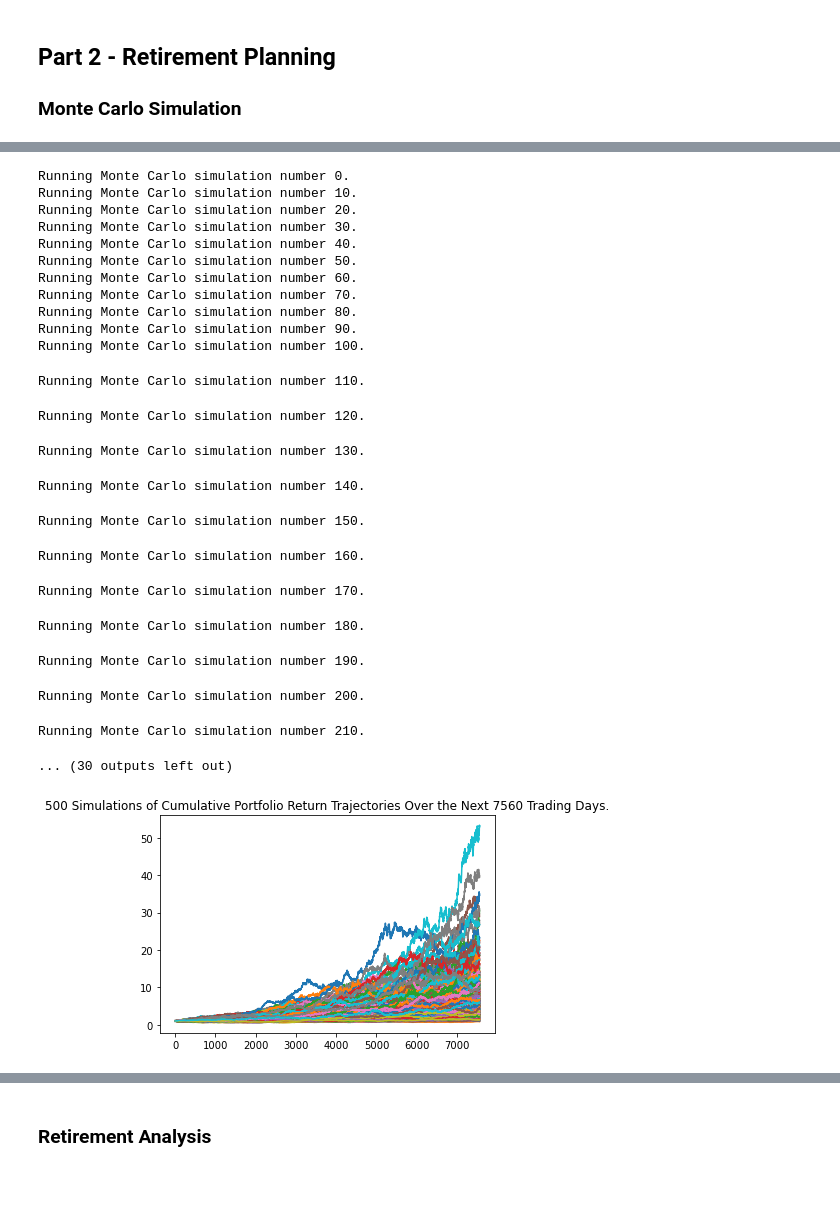
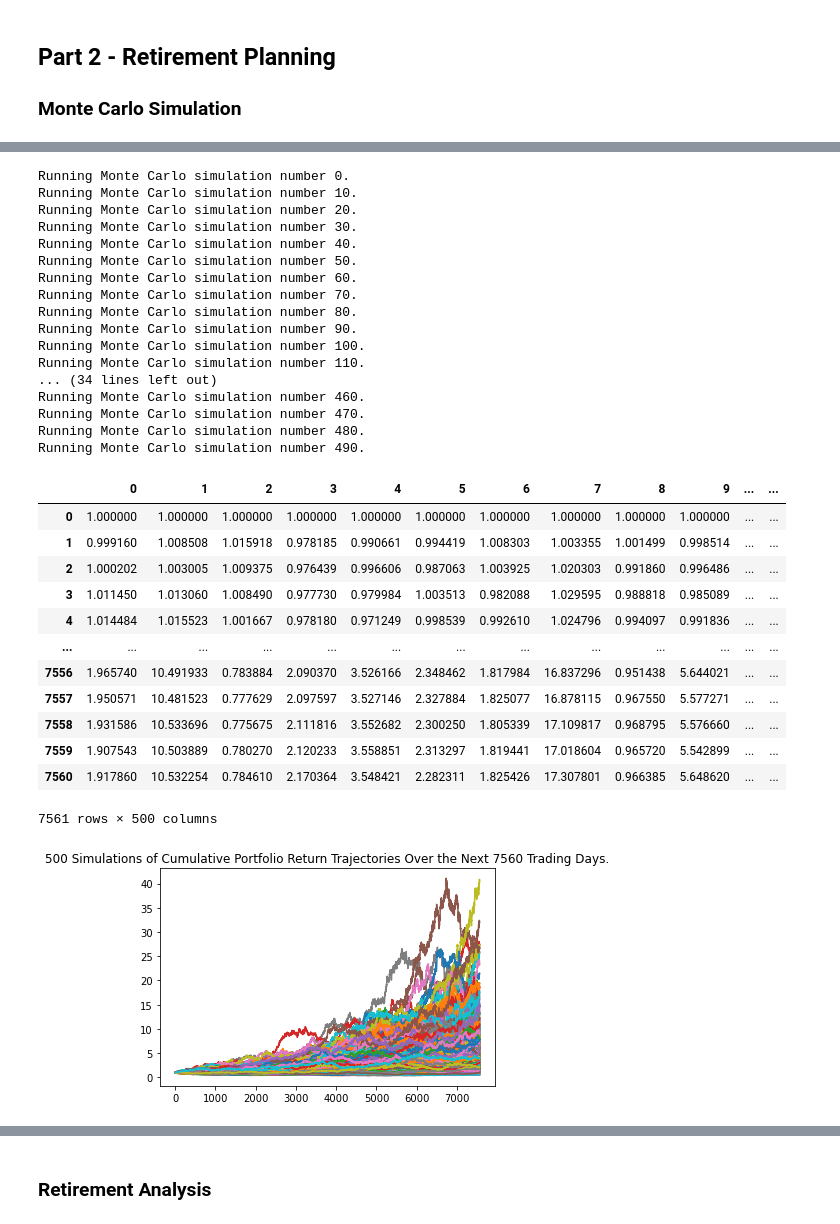
Before and after one commit to lrb924/Financial_Planner, a Jupyter notebook: Starter_Code/financial-planner.ipynb, the cells around one changed output, grey strips where cells are left out. Saved outputs shown, nothing was run; the diff lists cells and outputs as text; code cells hidden in the pictures; blank space fills up the shorter version.

```diff
--- a/Starter_Code/financial-planner.ipynb
+++ b/Starter_Code/financial-planner.ipynb
@@ -178,12 +181,12 @@ Congratulations! You have more than 3 months of savings in your emergency fund.
 
 ### Monte Carlo Simulation
 # %%
-# Set start and end dates of five years back from today.
-start_date = pd.Timestamp('2017-07-16', tz='America/New_York').isoformat()
+# Set start and end dates of three years back from today.
+start_date = pd.Timestamp('2019-07-16', tz='America/New_York').isoformat()
 end_date = pd.Timestamp('2022-07-16', tz='America/New_York').isoformat()
 # %%
-# Get 5 years' worth of historical data for SPY and AGG
-fiveyrs_stocks_bonds1_df = alpaca.get_bars(
+# Get 3 years' worth of historical data for SPY and AGG
+threeyrs_stocks_bonds1_df = alpaca.get_bars(
     symbol=ticker,
     timeframe=timeframe,
     start=start_date,
@@ -194,14 +197,14 @@ fiveyrs_stocks_bonds1_df = alpaca.get_bars(
 # fiveyrs_stocks_bonds1_df
 
 # Separate ticker data
-AGG_fiveyrs_ticker = fiveyrs_stocks_bonds1_df[fiveyrs_stocks_bonds1_df["symbol"]=="AGG"].drop("symbol", axis = 1)
-SPY_fiveyrs_ticker = fiveyrs_stocks_bonds1_df[fiveyrs_stocks_bonds1_df["symbol"]=="SPY"].drop("symbol", axis = 1)
+AGG_threeyrs_ticker = threeyrs_stocks_bonds1_df[threeyrs_stocks_bonds1_df["symbol"]=="AGG"].drop("symbol", axis = 1)
+SPY_threeyrs_ticker = threeyrs_stocks_bonds1_df[threeyrs_stocks_bonds1_df["symbol"]=="SPY"].drop("symbol", axis = 1)
 
 # Concatenate the ticker DataFrames
-fiveyrs_stocks_bonds_df = pd.concat([AGG_fiveyrs_ticker, SPY_fiveyrs_ticker], axis = 1, keys = ["AGG", "SPY"])
+threeyrs_stocks_bonds_df = pd.concat([AGG_threeyrs_ticker, SPY_threeyrs_ticker], axis = 1, keys = ["AGG", "SPY"])
 
 # Display sample data
-fiveyrs_stocks_bonds_df.head()
+threeyrs_stocks_bonds_df.head()
 # %% [output]
 |  | AGG |  |  |  |  |  |  | SPY |  |  | ... |
 |  | open | high | low | close | volume | trade_count | vwap | open | high | low | ... |
@@ -214,5 +217,8 @@ fiveyrs_stocks_bonds_df.head()
 # %%
 # Configure a Monte Carlo simulation to forecast 30 years cumulative returns
-MC_even_dist = MCSimulation(portfolio_data = fiveyrs_stocks_bonds_df, weights = [.40,.60], num_simulation = 500, num_trading_days = 252*30)
+MC_thirty = MCSimulation(portfolio_data = threeyrs_stocks_bonds_df,
+                  weights = [.40,.60],
+                  num_simulation = 500,
+                  num_trading_days = 252*30)
 # %%
 # Print the simulation input data
@@ -229,6 +245,6 @@ MC_even_dist.portfolio_data.head()
 # %%
 # Running a Monte Carlo simulation to forecast 30 years cumulative returns
-MC_even_dist.calc_cumulative_return()
+MC_thirty.calc_cumulative_return()
 # %% [output]
 Running Monte Carlo simulation number 0.
 Running Monte Carlo simulation number 10.
@@ -241,22 +257,29 @@ Running Monte Carlo simulation number 70.
 Running Monte Carlo simulation number 80.
 Running Monte Carlo simulation number 90.
 Running Monte Carlo simulation number 100.
+Running Monte Carlo simulation number 110.
+... (34 lines left out)
+Running Monte Carlo simulation number 460.
+Running Monte Carlo simulation number 470.
+Running Monte Carlo simulation number 480.
+Running Monte Carlo simulation number 490.
+|  | 0 | 1 | 2 | 3 | 4 | 5 | 6 | 7 | 8 | 9 | ... | ... |
+| 0 | 1.000000 | 1.000000 | 1.000000 | 1.000000 | 1.000000 | 1.000000 | 1.000000 | 1.000000 | 1.000000 | 1.000000 | ... | ... |
+| 1 | 0.999160 | 1.008508 | 1.015918 | 0.978185 | 0.990661 | 0.994419 | 1.008303 | 1.003355 | 1.001499 | 0.998514 | ... | ... |
+| 2 | 1.000202 | 1.003005 | 1.009375 | 0.976439 | 0.996606 | 0.987063 | 1.003925 | 1.020303 | 0.991860 | 0.996486 | ... | ... |
+| 3 | 1.011450 | 1.013060 | 1.008490 | 0.977730 | 0.979984 | 1.003513 | 0.982088 | 1.029595 | 0.988818 | 0.985089 | ... | ... |
+| 4 | 1.014484 | 1.015523 | 1.001667 | 0.978180 | 0.971249 | 0.998539 | 0.992610 | 1.024796 | 0.994097 | 0.991836 | ... | ... |
+| ... | ... | ... | ... | ... | ... | ... | ... | ... | ... | ... | ... | ... |
+| 7556 | 1.965740 | 10.491933 | 0.783884 | 2.090370 | 3.526166 | 2.348462 | 1.817984 | 16.837296 | 0.951438 | 5.644021 | ... | ... |
+| 7557 | 1.950571 | 10.481523 | 0.777629 | 2.097597 | 3.527146 | 2.327884 | 1.825077 | 16.878115 | 0.967550 | 5.577271 | ... | ... |
+| 7558 | 1.931586 | 10.533696 | 0.775675 | 2.111816 | 3.552682 | 2.300250 | 1.805339 | 17.109817 | 0.968795 | 5.576660 | ... | ... |
+| 7559 | 1.907543 | 10.503889 | 0.780270 | 2.120233 | 3.558851 | 2.313297 | 1.819441 | 17.018604 | 0.965720 | 5.542899 | ... | ... |
+| 7560 | 1.917860 | 10.532254 | 0.784610 | 2.170364 | 3.548421 | 2.282311 | 1.825426 | 17.307801 | 0.966385 | 5.648620 | ... | ... |
-Running Monte Carlo simulation number 110.
+7561 rows × 500 columns
-Running Monte Carlo simulation number 120.
-Running Monte Carlo simulation number 130.
-Running Monte Carlo simulation number 140.
-Running Monte Carlo simulation number 150.
-Running Monte Carlo simulation number 160.
-Running Monte Carlo simulation number 170.
-Running Monte Carlo simulation number 180.
-Running Monte Carlo simulation number 190.
-Running Monte Carlo simulation number 200.
-Running Monte Carlo simulation number 210.
-... (30 outputs left out)
 # %%
 # Plot simulation outcomes
-MC_even_dist.plot_simulation();
+MC_thirty.plot_simulation();
 # %% [output]
-[figure, old version]
+[figure, new version]
 # %%
 # Plot probability distribution and confidence intervals
```
Also changed, not shown: parts of 28 cells of this notebook.
